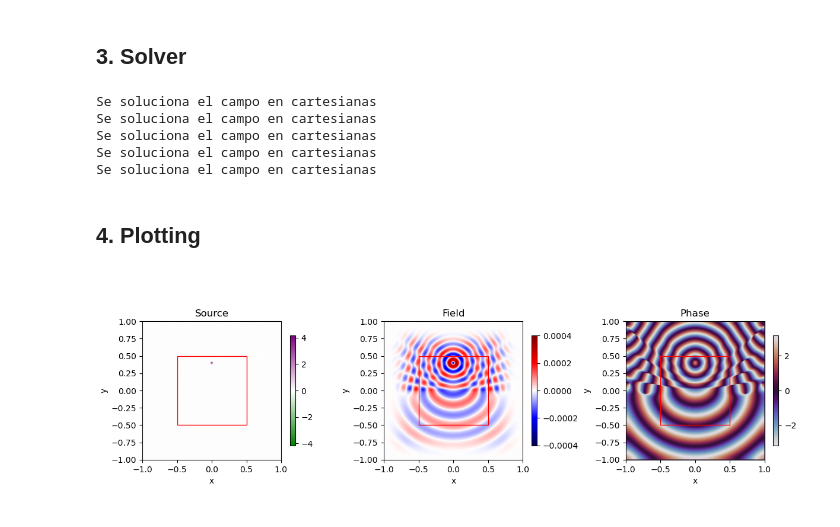
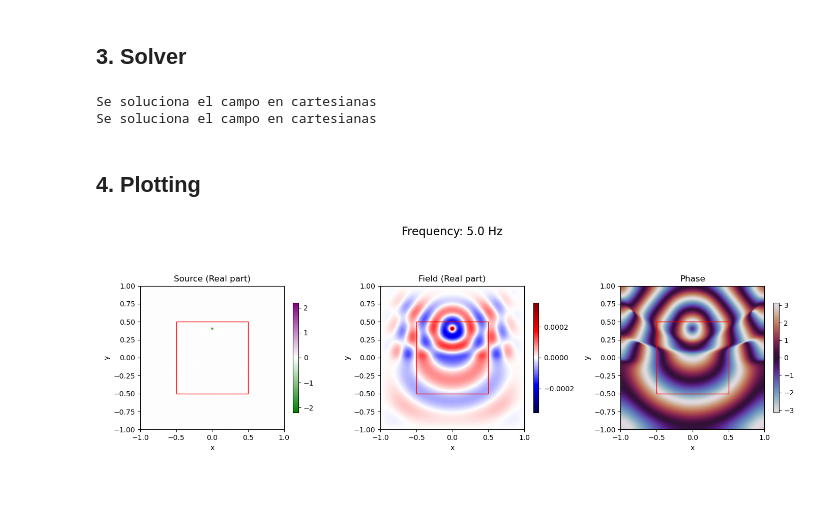
Before and after one commit to JulianSoZa/seismic_wave_propagation, a Jupyter notebook: notebooks/helmholtz_equation.ipynb, the cells around one changed output. Saved outputs shown, nothing was run; the diff lists cells and outputs as text; code cells hidden in the pictures.

```diff
--- a/notebooks/helmholtz_equation.ipynb
+++ b/notebooks/helmholtz_equation.ipynb
@@ -84,14 +65,10 @@ b_arrays = np.zeros((nx, ny, nfrequencies), dtype=complex)
 # %%
 for i, this_frequency in enumerate(frequency_array):
     source = sources.RickerWaveletFD(f=this_frequency, f0=10, t0=0.1, amplitude=1e2, x_pos=0, y_pos=0.4, sigma=0.01)
-    u_arrays[..., i], b_arrays[..., i] = pml_conditions.helmholtz_pml_solution(nx, ny, x_array, y_array, dx, dy, points_number, nk, this_frequency,
-                                                nbl, velocity_array, lpml, source, alpha)
+    u_arrays[..., i], b_arrays[..., i] = pml_conditions.helmholtz_pml_solution(domain, this_frequency, velocity_array, source, alpha)
 # %% [output]
 Se soluciona el campo en cartesianas
 Se soluciona el campo en cartesianas
-Se soluciona el campo en cartesianas
-Se soluciona el campo en cartesianas
-Se soluciona el campo en cartesianas
 # %% [markdown]
 ## 4. Plotting
 # %%
@@ -101,38 +76,5 @@ b = b_arrays[..., this_nfrequency]
-# %%
-fig, (ax0, ax1, ax2) = plt.subplots(1, 3, figsize=(12, 4))
-rect_params = dict(
-    xy=(main_domain_extension[0], main_domain_extension[2]),
-    width=main_domain_extension[1]-main_domain_extension[0],
-    height=main_domain_extension[3]-main_domain_extension[2],
-    linewidth=1, edgecolor='r', facecolor='none')
-
-vmax = np.max(np.abs(b))
-im0 = ax0.imshow(np.real(b).T, extent=domain_extension, origin='lower', cmap=cmap_source, vmin=-vmax, vmax=vmax)
-fig.colorbar(im0, ax=ax0, shrink=0.5)
-ax0.add_patch(patches.Rectangle(**rect_params))
-ax0.set_title('Source')
-ax0.set_xlabel('x')
-ax0.set_ylabel('y')
-
-#vmax = np.max(np.abs(np.real(u)))
-vmax = 4e-4
-im1 = ax1.imshow(np.real(u).T, extent=domain_extension, origin='lower', cmap='seismic', vmin=-vmax, vmax=vmax)
-fig.colorbar(im1, ax=ax1, shrink=0.5)
-ax1.add_patch(patches.Rectangle(**rect_params))
-ax1.set_title('Field')
-ax1.set_xlabel('x')
-ax1.set_ylabel('y')
-
-im2 = ax2.imshow(np.angle(u).T, extent=domain_extension, origin='lower', cmap='twilight', vmin=-np.pi, vmax=np.pi)
-fig.colorbar(im2, ax=ax2, shrink=0.5)
-ax2.add_patch(patches.Rectangle(**rect_params))
-ax2.set_title('Phase')
-ax2.set_xlabel('x')
-ax2.set_ylabel('y')
-
-fig.tight_layout()
-
-plt.show()
-# %% [output]
-[figure, removed]
+# %%
+plotting.plot_solution(domain, frequency_array, this_nfrequency, u_arrays, b_arrays)
+# %% [output]
+[figure, added]
 # %%
```
Also changed, not shown: parts of 9 cells of this notebook.
